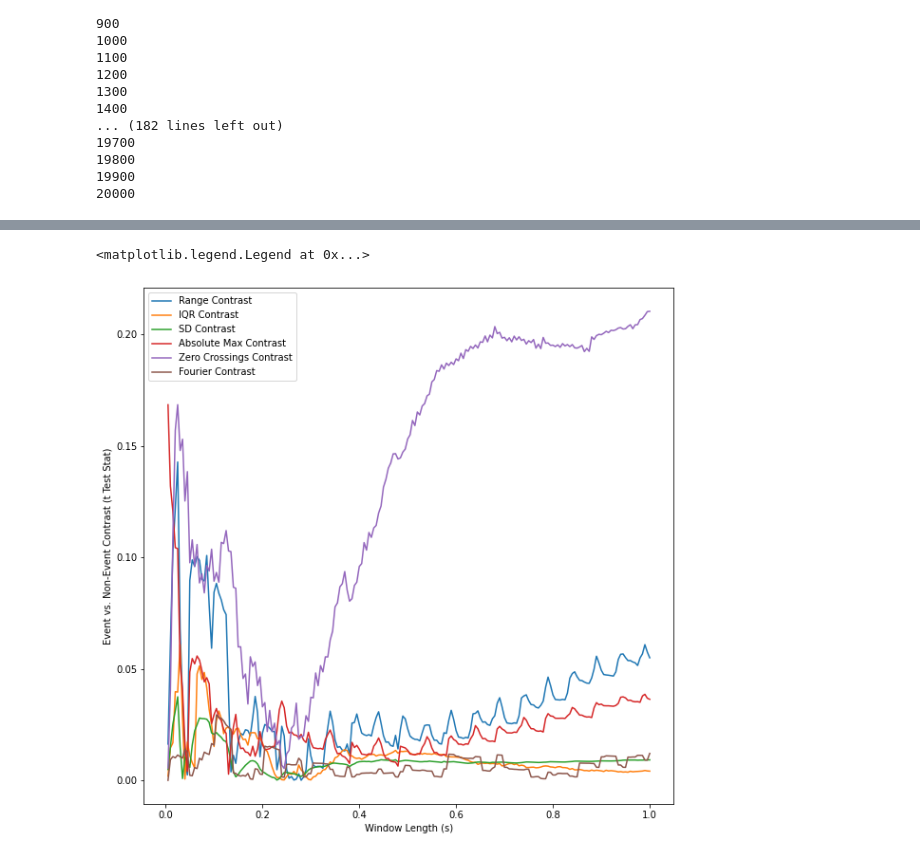
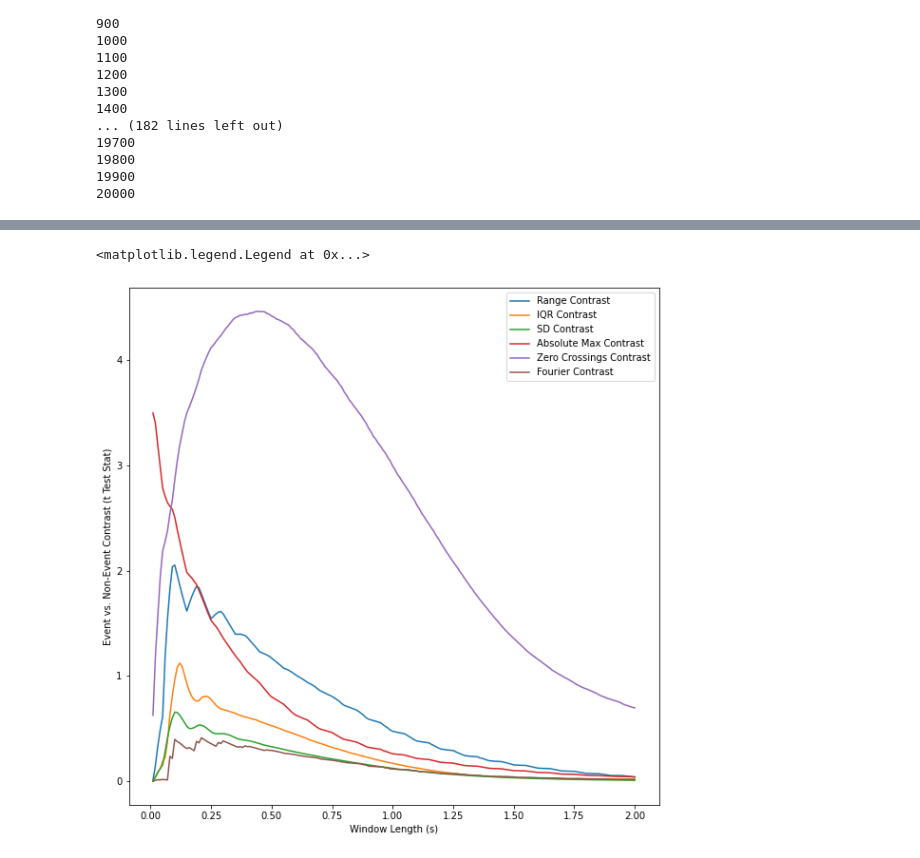
Before and after one commit to BruceWangXD/SpaceInvaders, a Jupyter notebook: contrast_fast.ipynb, the cells around one changed output, grey strips where cells are left out. Saved outputs shown, nothing was run; the diff lists cells and outputs as text; code cells hidden in the pictures.

```diff
--- a/contrast_fast.ipynb
+++ b/contrast_fast.ipynb
@@ -147,6 +147,8 @@ def max_frequency(frame, samprate=10000):
 # %%
 waves, labels, samprate = load_training_data(path = "Datasets/",
                                              scale_factor= 1,
-                                             blacklist = [],
+                                             blacklist = ["data0"],
                                              whitelist = ["data"])
+
+samprate = 10_000
 # %% [output]
@@ -239,6 +241,7 @@ contrasts_total = contrasts.groupby("window_size").mean()
 # plt.plot(contrasts[:, 0])
 for stat in tfn_candidates.keys():
     plt.figure(figsize=(10, 10))
+    plt.ylim(0, 4)
     for file in waves.keys():
         plt.plot(contrasts[contrasts.file == file].window_size,
                  np.abs(contrasts[contrasts.file == file][stat]),
@@ -259,14 +262,15 @@ for stat in tfn_candidates.keys():
 # %%
 plt.figure(figsize=(10, 10))
 
 for stat in tfn_candidates.keys():
     plt.plot(contrasts_total.index/samprate,
              np.abs(contrasts_total[stat]),
              label = f"{stat} Contrast", alpha = 1)
 
+plt.title("")
 plt.xlabel("Window Length (s)")
 plt.ylabel("Event vs. Non-Event Contrast (t Test Stat)")
 plt.legend()
 # %% [output]
 <matplotlib.legend.Legend at 0x...>
-[figure, old version]
+[figure, new version]
```
Also changed, not shown: parts of 7 cells of this notebook, 6 other files.
